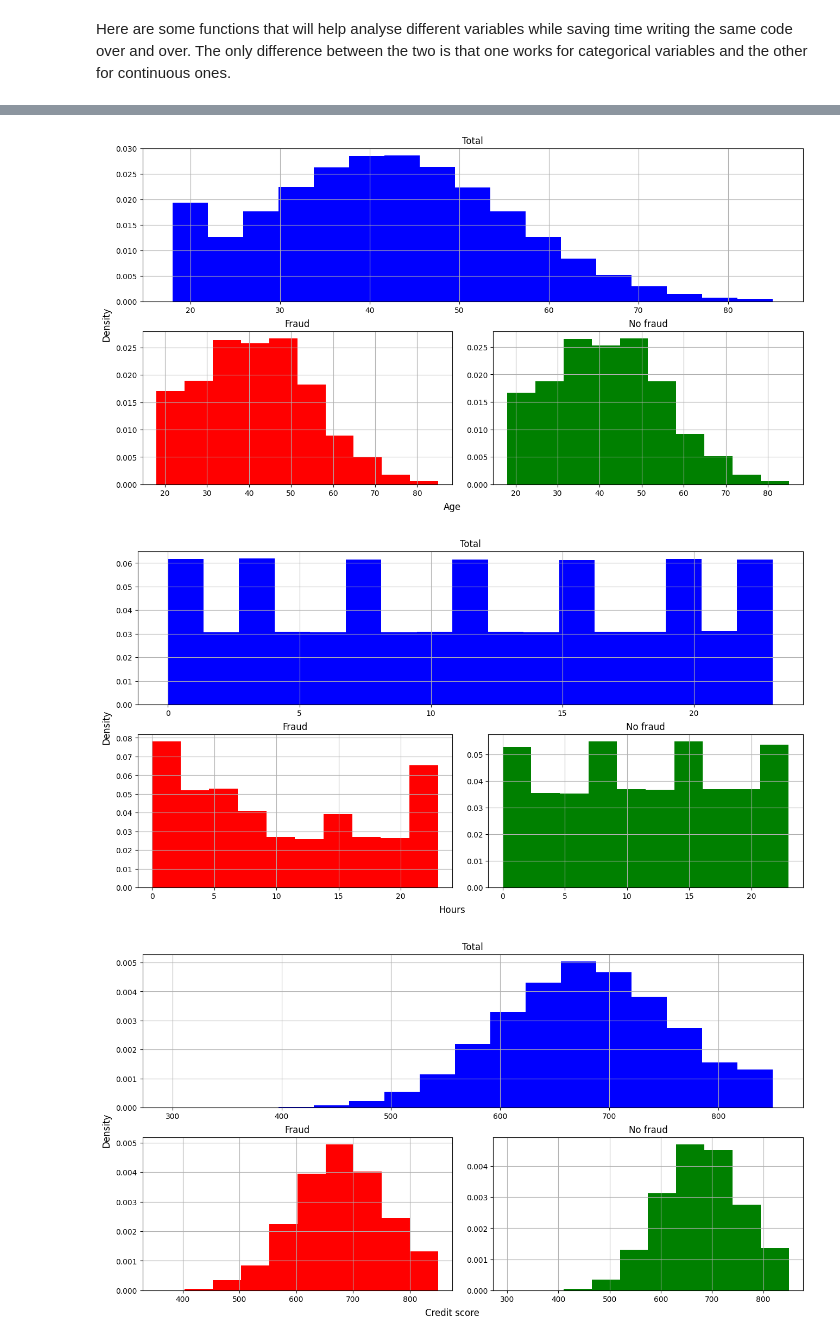
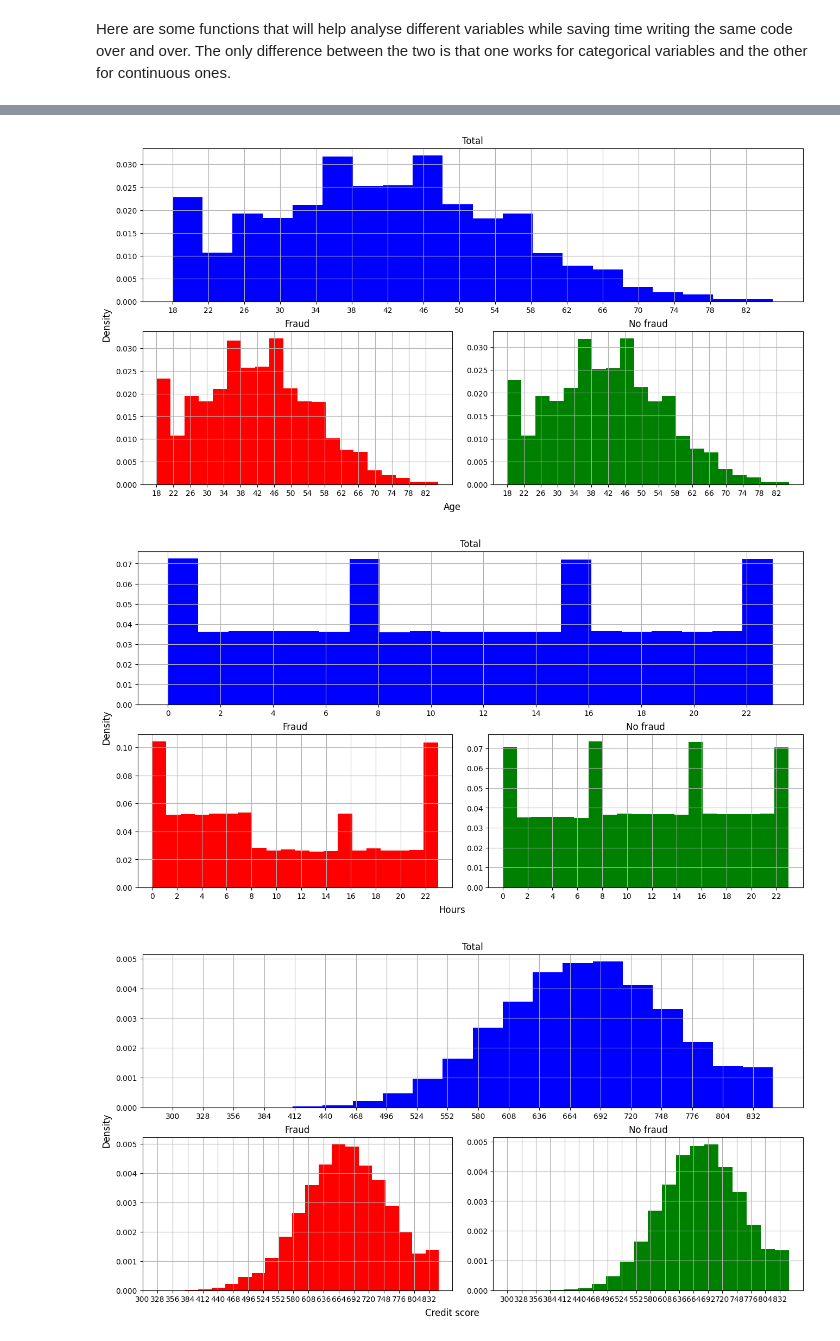
Before and after one commit to monci07/Bank_transaction_fraud_detection, a Jupyter notebook: Notebook.ipynb, the cells around one changed output, grey strips where cells are left out. Drawn from its saved outputs; the diff is of its cells as text; code cells hidden in the pictures.

```diff
--- a/Notebook.ipynb
+++ b/Notebook.ipynb
@@ -130,15 +130,14 @@ def cat_vs_obj(df: pd.DataFrame, cat_variable: str, obj_variable: str = 'is_frau
     return complete_t.sort_values(by=['Overall fraud %'], ascending=False)
 
 def con_vs_obj(df: pd.DataFrame, con_variable: str, title: str,x_name:str, obj_variable: str = 'is_fraud'):
-    #kde = gaussian_kde(df[con_variable])
-    #x = np.linspace(df[con_variable].min(), df[con_variable].max(), 100)
-    #max_density = kde(x).max()
-    #print(max_density)
 
     df_fraud = df[df[obj_variable] == 1][con_variable]
     df_no_fraud = df[df[obj_variable] == 0][con_variable]
 
-    #xticks = [i for i in range(18,87,4)]
+    x_max = int(max(df[con_variable]))
+    x_min = int(min(df[con_variable]))
+    bins = 20
+    xticks = [i for i in range(x_min, x_max+1, int((x_max - x_min)/bins)+1)]
     #yticks = [i/1000 for i in range(0,int(max_density*1000)+10,5)]
 
     plots = plt.figure(constrained_layout=True,figsize=(13, 7))
@@ -146,22 +145,22 @@ def con_vs_obj(df: pd.DataFrame, con_variable: str, title: str,x_name:str, obj_v
 
     total = plots.add_subplot(gs[0, :])
     total.set_title(title)
-    total.hist(df[con_variable], bins = 17, color = 'Blue', density = True)
-    #total.set_xticks(xticks)
+    total.hist(df[con_variable], bins = 20, color = 'Blue', density = True)
+    total.set_xticks(xticks)
     #total.set_yticks(yticks)
     total.grid()
 
     fraud = plots.add_subplot(gs[1, 0])
     fraud.set_title('Fraud')
-    fraud.hist(df_fraud, color = 'red', density = True)
-    #fraud.set_xticks(xticks)
+    fraud.hist(df_fraud, bins = 20, color = 'red', density = True)
+    fraud.set_xticks(xticks)
     #fraud.set_yticks(yticks)
     fraud.grid()
 
     no_fraud = plots.add_subplot(gs[1, 1])
     no_fraud.set_title('No fraud')
-    no_fraud.hist(df_no_fraud, color = 'Green', density = True)
-    #no_fraud.set_xticks(xticks)
+    no_fraud.hist(df_no_fraud, bins = 20, color = 'Green', density = True)
+    no_fraud.set_xticks(xticks)
     #no_fraud.set_yticks(yticks)
     no_fraud.grid()
 
@@ -175,9 +172,11 @@ This plot shows the age density across three groups: the overall dataset, fraud
 # %%
 con_vs_obj(df, 'customer_age', 'Total', 'Age'),
 con_vs_obj(df, 'hour_of_day', 'Total', 'Hours'),
 con_vs_obj(df, 'credit_score', 'Total', 'Credit score'),
+con_vs_obj(df, 'distance_from_home_km', 'Total', 'Distance'),
+con_vs_obj(df, 'failed_attempts', 'Total', 'Num. Of Failed attepts'),
 # %% [output]
 (None,)
-[figure, old version]
+[figure, new version]
-[figure, old version]
+[figure, new version]
-[figure, old version]
+[figure, new version]
```
Also changed, not shown: parts of 16 cells of this notebook.
